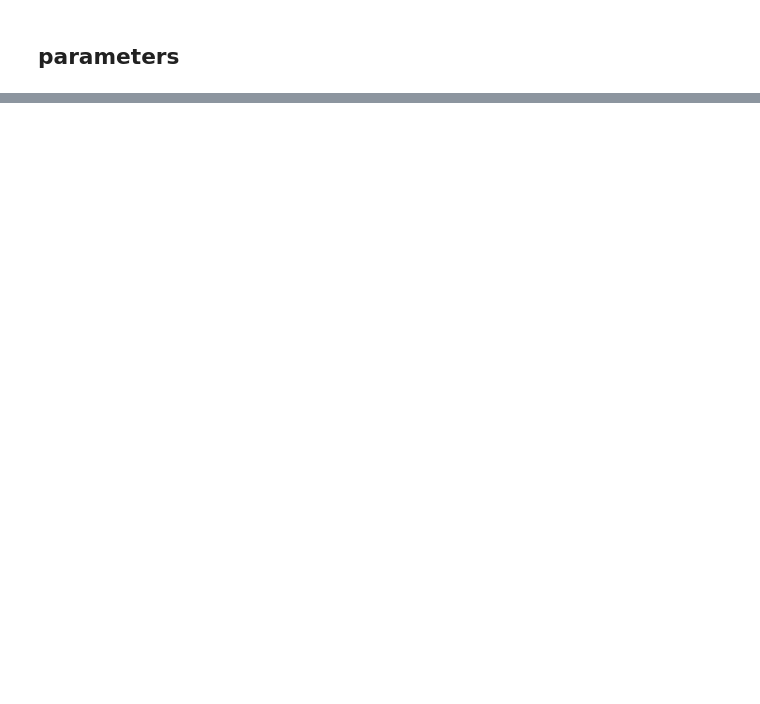
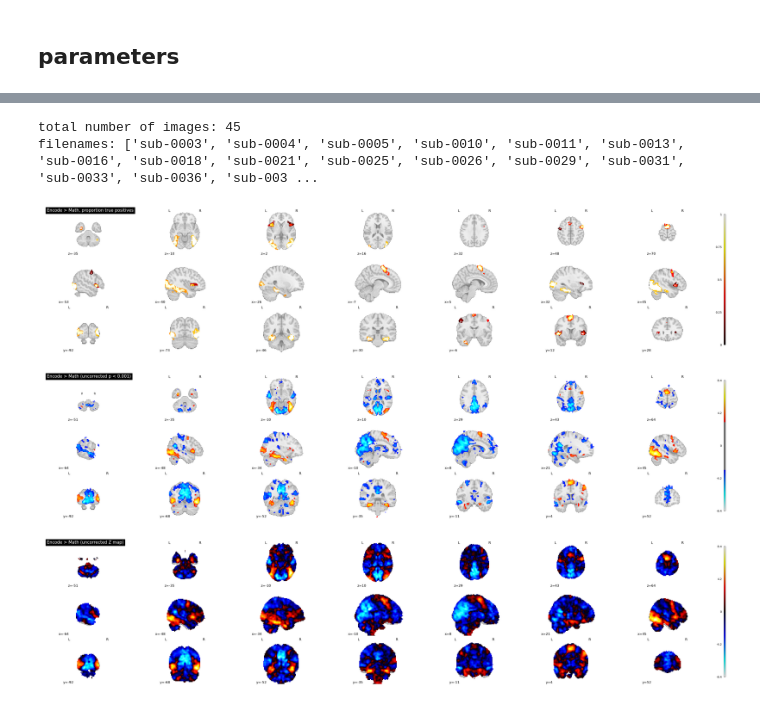
Before and after one commit to jungheejung/projects_fractional, a Jupyter notebook: scripts/step03_nilearn/nilearn02_glm2ndlevel_memory.ipynb, the cells around one changed output, grey strips where cells are left out. Cells and saved outputs as stored; diff of their text form; code cells hidden in the pictures; blank space fills up the shorter version.

Commit message:
OUTPUT: 2ndlevel glm

```diff
--- a/scripts/step03_nilearn/nilearn02_glm2ndlevel_memory.ipynb
+++ b/scripts/step03_nilearn/nilearn02_glm2ndlevel_memory.ipynb
@@ -149,0 +103,75 @@ plotting.show()
+# %%
+#   -> load images
+main_dir ='/Volumes/spacetop_projects_fractional/'
+con_dir = join(main_dir, 'analysis', 'fmri', 'nilearn', 'glm', task_name)
+beta02_template = f'*_ses-04_{task_name}_run*_con-02_desc-encodeGTmath_stat-betamap.nii.gz'
+second_level_input  = sorted(glob.glob(join(con_dir, '**', beta02_template), recursive = True))
+
+#   -> print metadata
+pattern = r'sub-(\d{4})'
+sub_ids = []
+for filename in second_level_input:
+    match = re.search(pattern, filename)
+    if match:
+        sub_id = match.group(1)
+        sub_ids.append(f"sub-{sub_id}")
+
+print(f"total number of images: {len(second_level_input)}")
+print(f"filenames: {sub_ids}")
+
+design_matrix = pd.DataFrame(
+    [1] * len(second_level_input), columns=["intercept"]
+)
+
+
+#   -> second level estimation
+second_level_model = SecondLevelModel(smoothing_fwhm=6.0)
+second_level_model = second_level_model.fit(
+    second_level_input, design_matrix=design_matrix
+)
+
+#   -> z map from contrasts
+z_map = second_level_model.compute_contrast(output_type="z_score")
+
+p_val = 0.001
+p001_uncorrected = norm.isf(p_val)
+
+
+proportion_true_discoveries_img = cluster_level_inference(
+    z_map, threshold=[3, 4, 5], alpha=0.05
+)
+
+#   -> plot stat maps
+plotting.plot_stat_map(
+    proportion_true_discoveries_img,
+    threshold=0.0,
+    display_mode="mosaic",
+    vmax=1,
+    colorbar=True,
+    title="Encode > Math, proportion true positives",
+)
+
+plotting.plot_stat_map(
+    z_map,
+    threshold=p001_uncorrected,
+    colorbar=True,
+    display_mode="mosaic",
+    title="Encode > Math (uncorrected p < 0.001)",
+)
+
+plotting.show()
+
+zmap = plotting.plot_stat_map(
+    z_map,
+    threshold=0.0,
+    colorbar=True,
+    display_mode="mosaic",
+    title="Encode > Math (uncorrected Z map)",
+)
+z_map.to_filename('second-level_task-memory_con-02_desc-encodeGTmath_stat-betamap.nii.gz')
+# %% [output]
+total number of images: 45
+filenames: ['sub-0003', 'sub-0004', 'sub-0005', 'sub-0010', 'sub-0011', 'sub-0013', 'sub-0016', 'sub-0018', 'sub-0021', 'sub-0025', 'sub-0026', 'sub-0029', 'sub-0031', 'sub-0033', 'sub-0036', 'sub-003 ...
+[figure, added]
+[figure, added]
+[figure, added]
```
Also changed, not shown: parts of 11 cells of this notebook, 1 other file.
